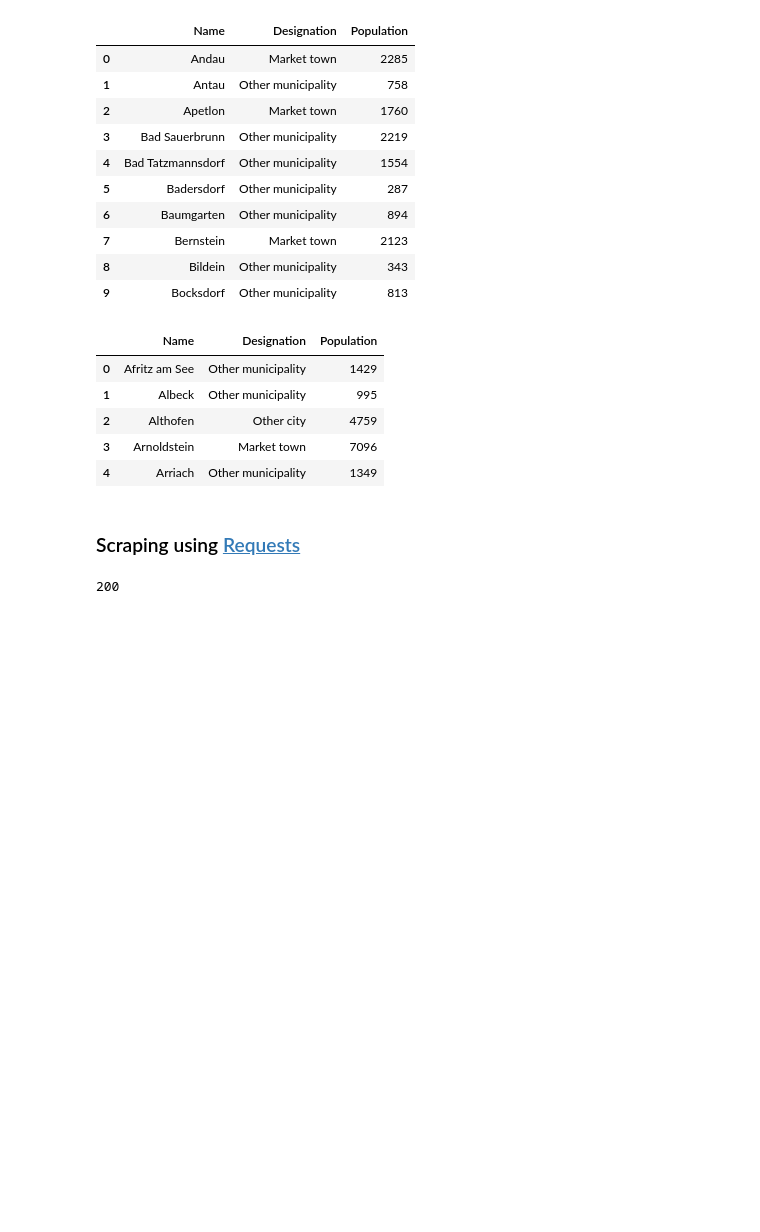
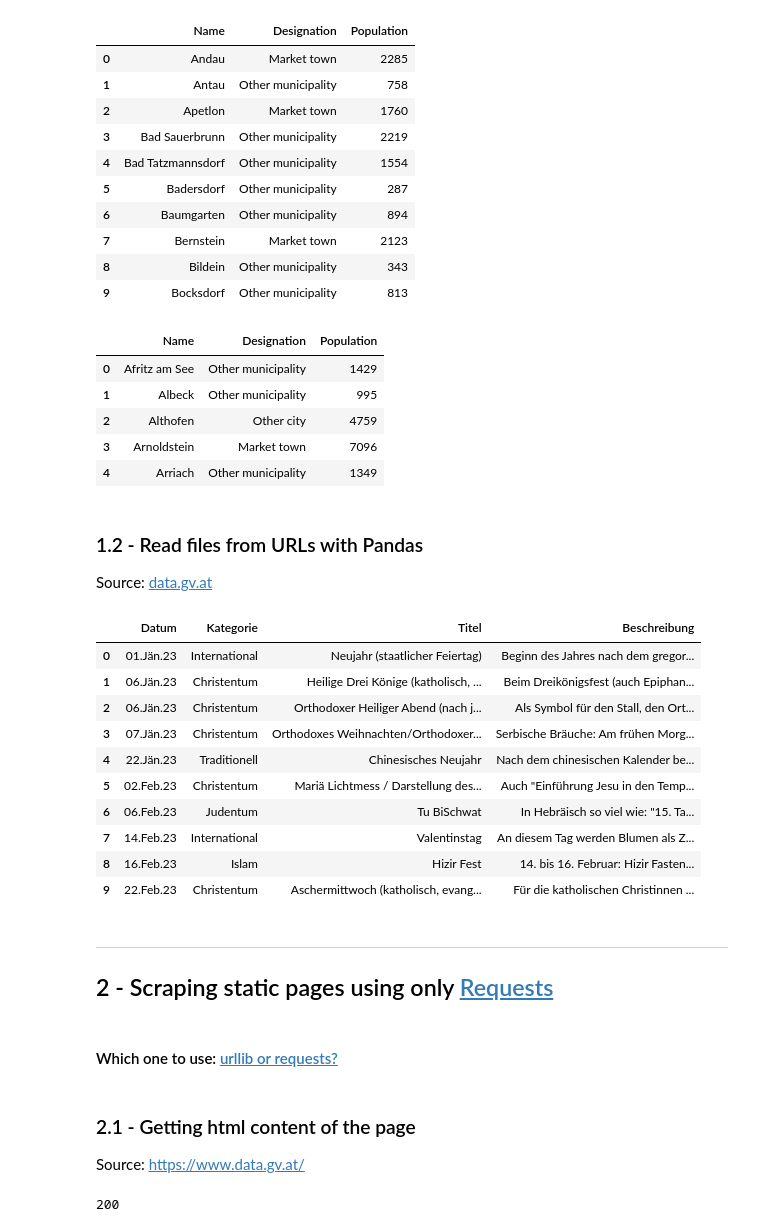
Before and after one commit to rsouza/Python_Course, a Jupyter notebook: Notebooks/Python_Tasks/13_Scraping.ipynb, the cells around one changed output. Cells and saved outputs as stored; diff of their text form; code cells hidden in the pictures; blank space fills up the shorter version.

```diff
--- a/Notebooks/Python_Tasks/13_Scraping.ipynb
+++ b/Notebooks/Python_Tasks/13_Scraping.ipynb
@@ -47,6 +62,39 @@ list_df_tables[2].head()
 | 2 | Althofen | Other city | 4759 |
 | 3 | Arnoldstein | Market town | 7096 |
 | 4 | Arriach | Other municipality | 1349 |
+# %% [markdown]
+### 1.2 - Read files from URLs with Pandas
+
+Source: [data.gv.at](https://www.data.gv.at/katalog/dataset/41f8db46-d2d9-48b3-a8b3-138742613c1a)
+# %%
+df = pd.read_csv("https://www.wien.gv.at/menschen/integration/ogd/interkultureller-kalender-2023.csv",
+                 skiprows=5,
+                 usecols=[0,1,2,3],
+                 engine="python",
+                 on_bad_lines="skip",
+                 sep=";",
+                )
+df.head(10)
+# %% [output]
+|  | Datum | Kategorie | Titel | Beschreibung |
+| 0 | 01.Jän.23 | International | Neujahr (staatlicher Feiertag) | Beginn des Jahres nach dem gregor... |
+| 1 | 06.Jän.23 | Christentum | Heilige Drei Könige (katholisch, ... | Beim Dreikönigsfest (auch Epiphan... |
+| 2 | 06.Jän.23 | Christentum | Orthodoxer Heiliger Abend (nach j... | Als Symbol für den Stall, den Ort... |
+| 3 | 07.Jän.23 | Christentum | Orthodoxes Weihnachten/Orthodoxer... | Serbische Bräuche: Am frühen Morg... |
+| 4 | 22.Jän.23 | Traditionell | Chinesisches Neujahr | Nach dem chinesischen Kalender be... |
+| 5 | 02.Feb.23 | Christentum | Mariä Lichtmess / Darstellung des... | Auch "Einführung Jesu in den Temp... |
+| 6 | 06.Feb.23 | Judentum | Tu BiSchwat | In Hebräisch so viel wie: "15. Ta... |
+| 7 | 14.Feb.23 | International | Valentinstag | An diesem Tag werden Blumen als Z... |
+| 8 | 16.Feb.23 | Islam | Hizir Fest | 14. bis 16. Februar: Hizir Fasten... |
+| 9 | 22.Feb.23 | Christentum | Aschermittwoch (katholisch, evang... | Für die katholischen Christinnen ... |
 # %% [markdown]
-### Scraping using [Requests](https://docs.python-requests.org/en/master/)
+***
+
+## 2 - Scraping static pages using only [Requests](https://docs.python-requests.org/en/master/)
+# %% [markdown]
+#### Which one to use: [urllib or requests?](https://stackoverflow.com/questions/2018026/what-are-the-differences-between-the-urllib-urllib2-urllib3-and-requests-modul)
+# %% [markdown]
+### 2.1 - Getting html content of the page
+
+Source: [https://www.data.gv.at/](https://www.data.gv.at/suche/?typeFilter%5B%5D=dataset)
 # %%
```
Also changed, not shown: parts of 58 cells of this notebook.
